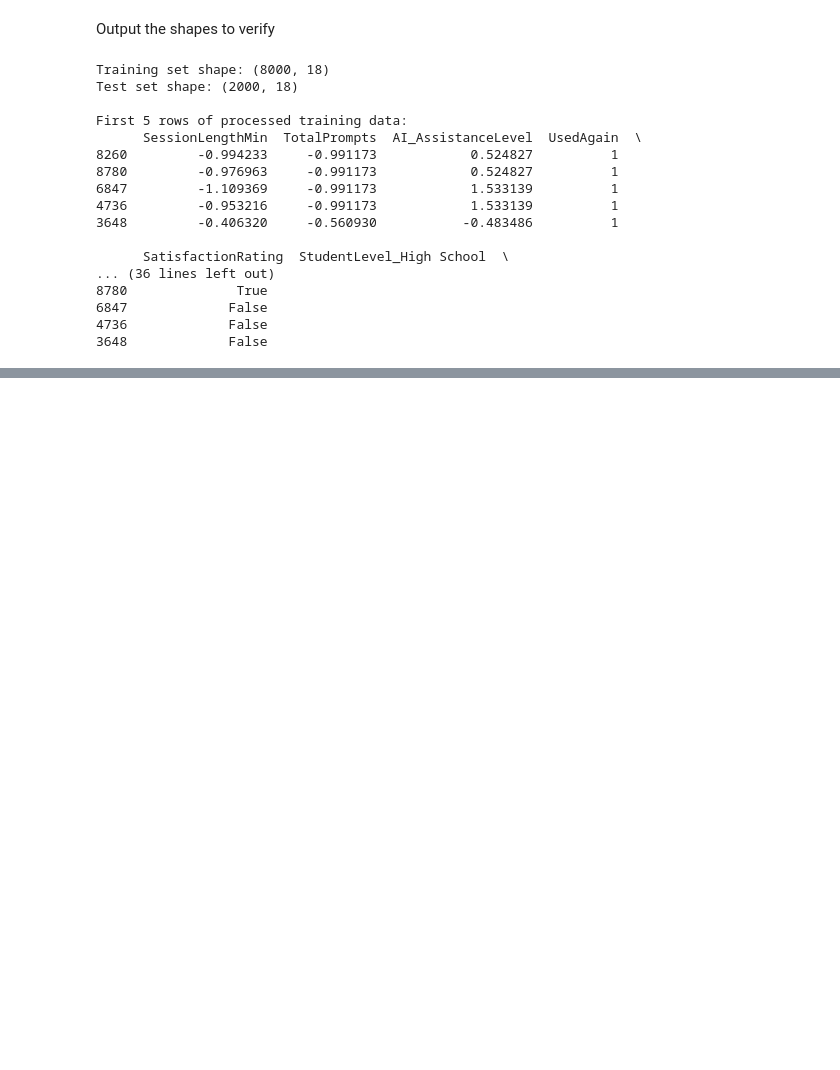
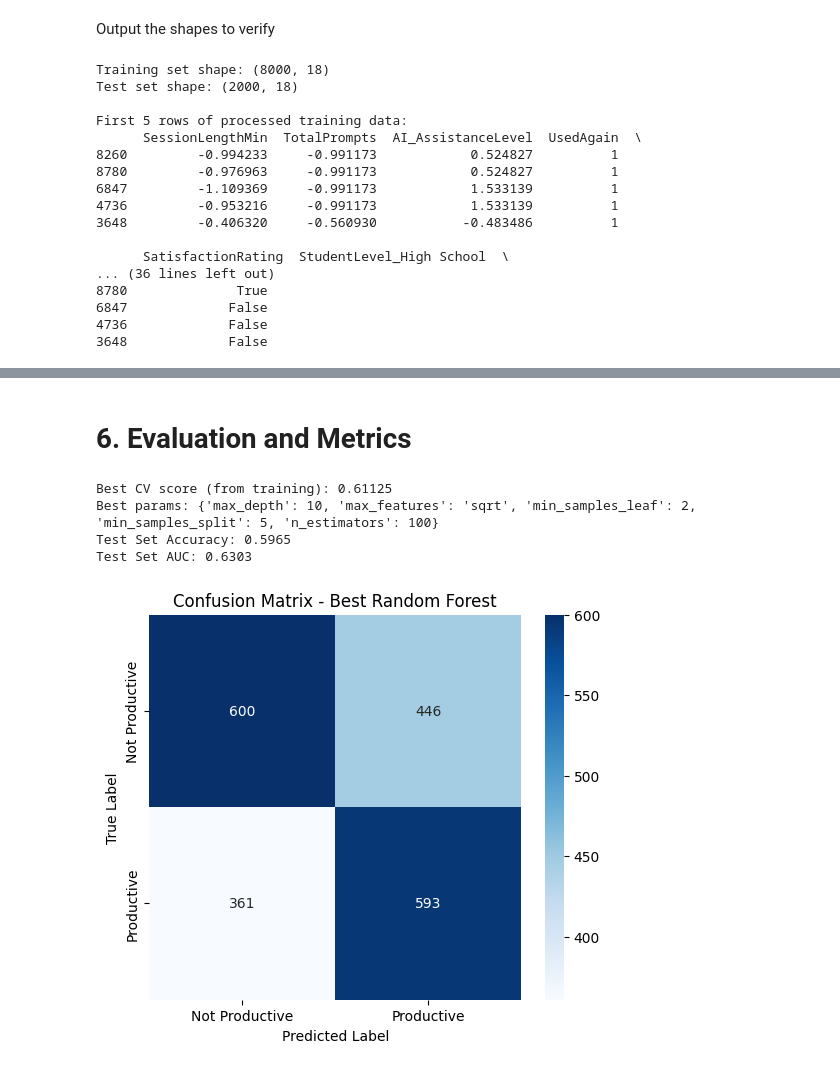
Before and after one commit to ZackGoodman/DS-3000-Project, a Jupyter notebook: ProjectStatement.ipynb, the cells around one changed output, grey strips where cells are left out. Saved outputs shown, nothing was run; the diff lists cells and outputs as text; code cells hidden in the pictures; blank space fills up the shorter version.

```diff
--- a/ProjectStatement.ipynb
+++ b/ProjectStatement.ipynb
@@ -382,0 +453,19 @@ First 5 rows of processed training data:
+# %%
+# 1. Clean Data: Replace any infinite values with 0 before scaling
+X_train = X_train.replace([np.inf, -np.inf], np.nan).fillna(0)
+X_test = X_test.replace([np.inf, -np.inf], np.nan).fillna(0)
+
+# 2. Standard Scaling (As requested)
+scaler = StandardScaler()
+X_train_scaled = scaler.fit_transform(X_train)
+X_test_scaled = scaler.transform(X_test)
+
+# 3. Logistic Regression
+print("--- Logistic Regression ---")
+log_reg = LogisticRegression(penalty='l2', solver='liblinear', max_iter=5000, random_state=42)
+log_reg.fit(X_train_scaled, y_train)
+
+# Evaluation
+y_pred_log = log_reg.predict(X_test_scaled)
+print("Accuracy:", accuracy_score(y_test, y_pred_log))
+print(classification_report(y_test, y_pred_log))
@@ -382,0 +535,43 @@ First 5 rows of processed training data:
+# %% [markdown]
+# 6. Evaluation and Metrics
+# %%
+# 1. Retrieve the best model from the already fitted grid search
+print("Best CV score (from training):", grid_rf.best_score_)
+print("Best params:", grid_rf.best_params_)
+
+# 2. Use best estimator
+best_model = grid_rf.best_estimator_
+
+# 3. Predict on validation (test) set
+# We use X_test here as our validation set for the final evaluation
+y_pred = best_model.predict(X_test)
+# predict_proba gives probabilities for [class 0, class 1], we want class 1
+y_proba = best_model.predict_proba(X_test)[:, 1]
+
+# 4. Compute metrics
+acc_val = accuracy_score(y_test, y_pred)
+auc_val = roc_auc_score(y_test, y_proba)
+
+print(f"Test Set Accuracy: {acc_val:.4f}")
+print(f"Test Set AUC: {auc_val:.4f}")
+
+# 5. Visualize Confusion Matrix
+from sklearn.metrics import confusion_matrix
+cm = confusion_matrix(y_test, y_pred)
+
+plt.figure(figsize=(6,5))
+# Add labels for x and y axes
+sns.heatmap(cm, annot=True, fmt='d', cmap='Blues',
+            xticklabels=['Not Productive', 'Productive'],
+            yticklabels=['Not Productive', 'Productive'])
+
+plt.title('Confusion Matrix - Best Random Forest')
+plt.ylabel('True Label')
+plt.xlabel('Predicted Label')
+plt.show()
+# %% [output]
+Best CV score (from training): 0.61125
+Best params: {'max_depth': 10, 'max_features': 'sqrt', 'min_samples_leaf': 2, 'min_samples_split': 5, 'n_estimators': 100}
+Test Set Accuracy: 0.5965
+Test Set AUC: 0.6303
+[figure, added]
```
Also changed, not shown: parts of 17 cells of this notebook.
